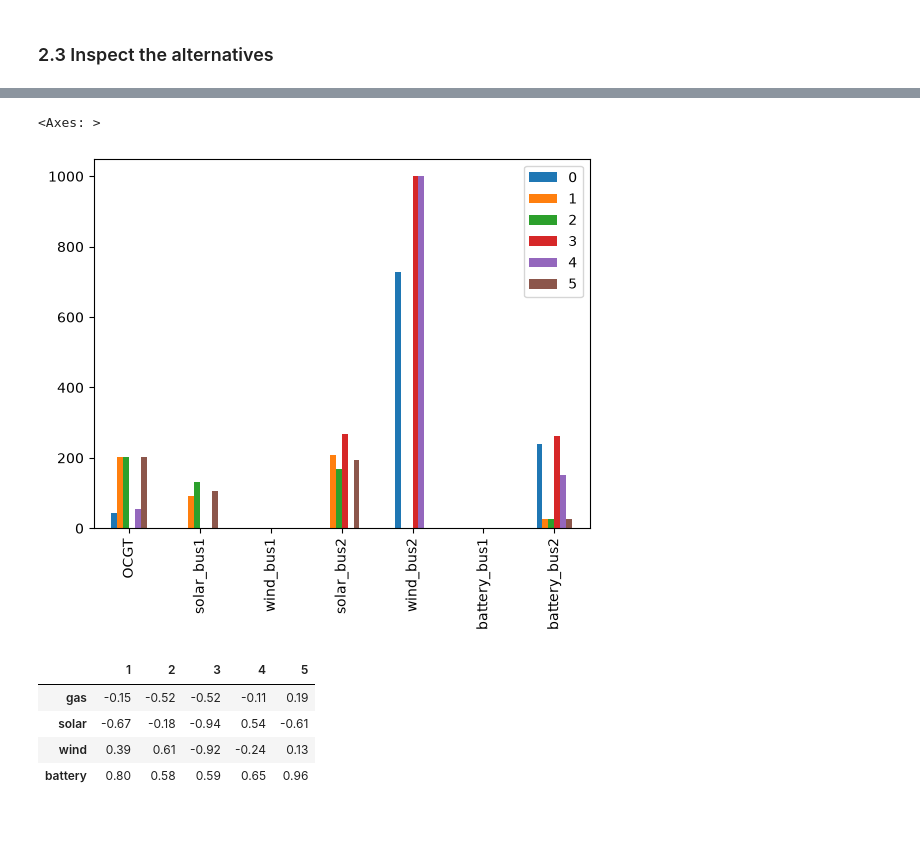
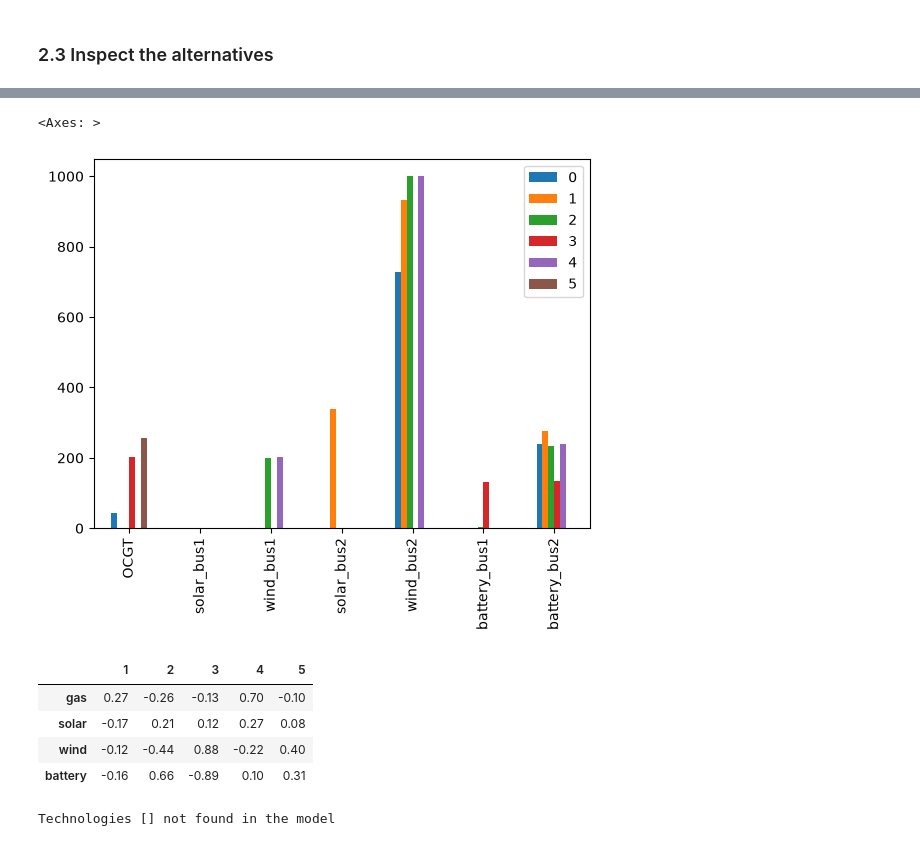
Before and after one commit to MGA4all/MGA4all_algorithms, a Jupyter notebook: docs/tutorials/tutorial_random_directions.ipynb, the cells around one changed output, grey strips where cells are left out. Saved outputs shown, nothing was run; the diff lists cells and outputs as text; code cells hidden in the pictures.

```diff
--- a/docs/tutorials/tutorial_random_directions.ipynb
+++ b/docs/tutorials/tutorial_random_directions.ipynb
@@ -68,7 +68,7 @@ RandomDirectionsConfig(config_name='random_directions', model_interface='pypsa',
 # %%
 from mga4all.mga_random_directions import random_directions_algorithm
 # %%
-mga_alternatives, mga_spatial_alternatives, mga_weights = random_directions_algorithm(test_config, n)
+mga_spatial_alternatives, mga_alternatives, mga_weights = random_directions_algorithm(test_config, n)
 # %% [output]
 WARNING:pypsa.consistency:Encountered nan's in varying data 'v_ang' for columns ['bus1', 'bus2'] of component 'Bus'.
 WARNING:pypsa.consistency:The following lines have zero x, which could break the linear load flow:
@@ -110,13 +102,24 @@ mga_total_capacities.plot.bar()
 # %%
-mga_spatial_capacities.plot.bar()
+mga_spatial_alternatives.plot.bar()
 # %% [output]
 <Axes: >
-[figure, old version]
+[figure, new version]
 # %%
 mga_weights
 # %% [output]
 |  | 1 | 2 | 3 | 4 | 5 |
-| gas | -0.15 | -0.52 | -0.52 | -0.11 | 0.19 |
-| solar | -0.67 | -0.18 | -0.94 | 0.54 | -0.61 |
-| wind | 0.39 | 0.61 | -0.92 | -0.24 | 0.13 |
-| battery | 0.80 | 0.58 | 0.59 | 0.65 | 0.96 |
+| gas | 0.27 | -0.26 | -0.13 | 0.70 | -0.10 |
+| solar | -0.17 | 0.21 | 0.12 | 0.27 | 0.08 |
+| wind | -0.12 | -0.44 | 0.88 | -0.22 | 0.40 |
+| battery | -0.16 | 0.66 | -0.89 | 0.10 | 0.31 |
+# %%
+from mga4all.exploration_metrics import exploration_metrics_progression
+from mga4all.model_interface_pypsa import extract_capacity_bounds
+
+# Let's first extract the feasibility bounds of the model, needed for the Shannon index.
+bounds_spatial, bounds_aggregate = extract_capacity_bounds(n, test_config)
+
+# Then, let's generate diversity metrics with the pre-built functionality
+metrics = exploration_metrics_progression(mga_alternatives, lb=bounds_aggregate['lb'], ub=bounds_aggregate['ub'])
+# %% [output]
+Technologies [] not found in the model
```
Also changed, not shown: parts of 6 cells of this notebook, 10 other files.
